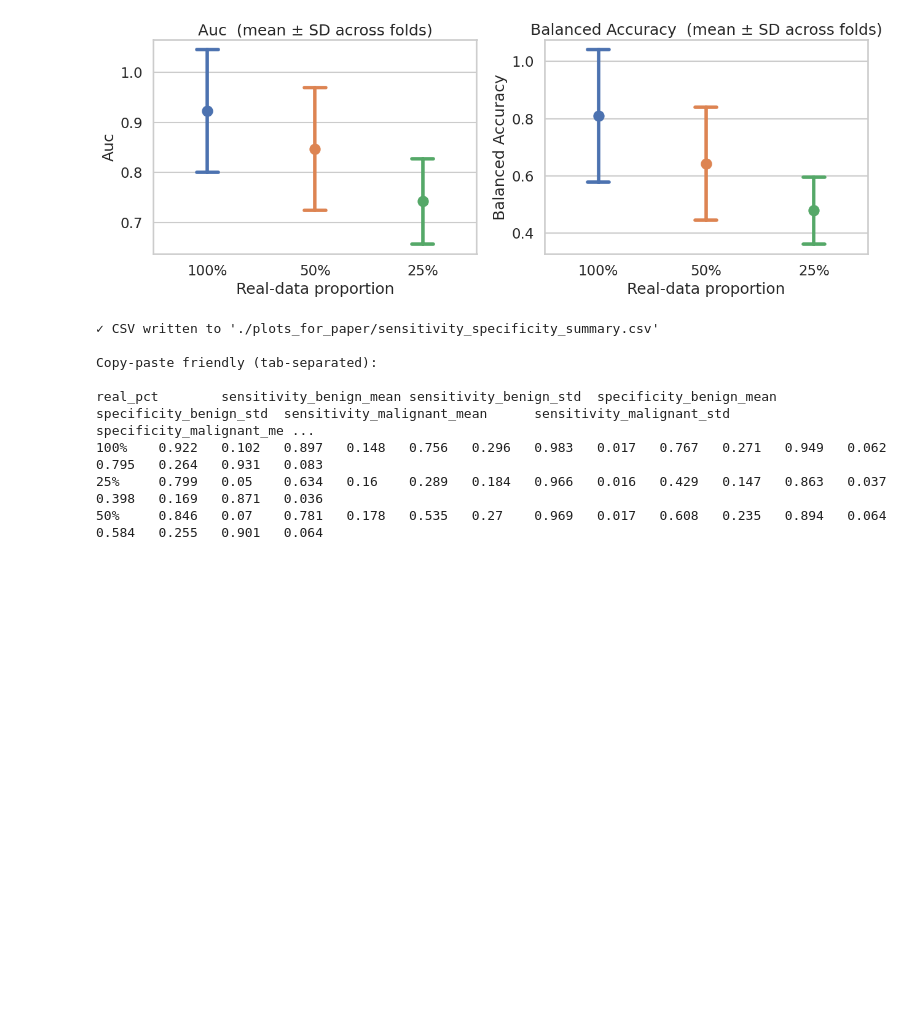
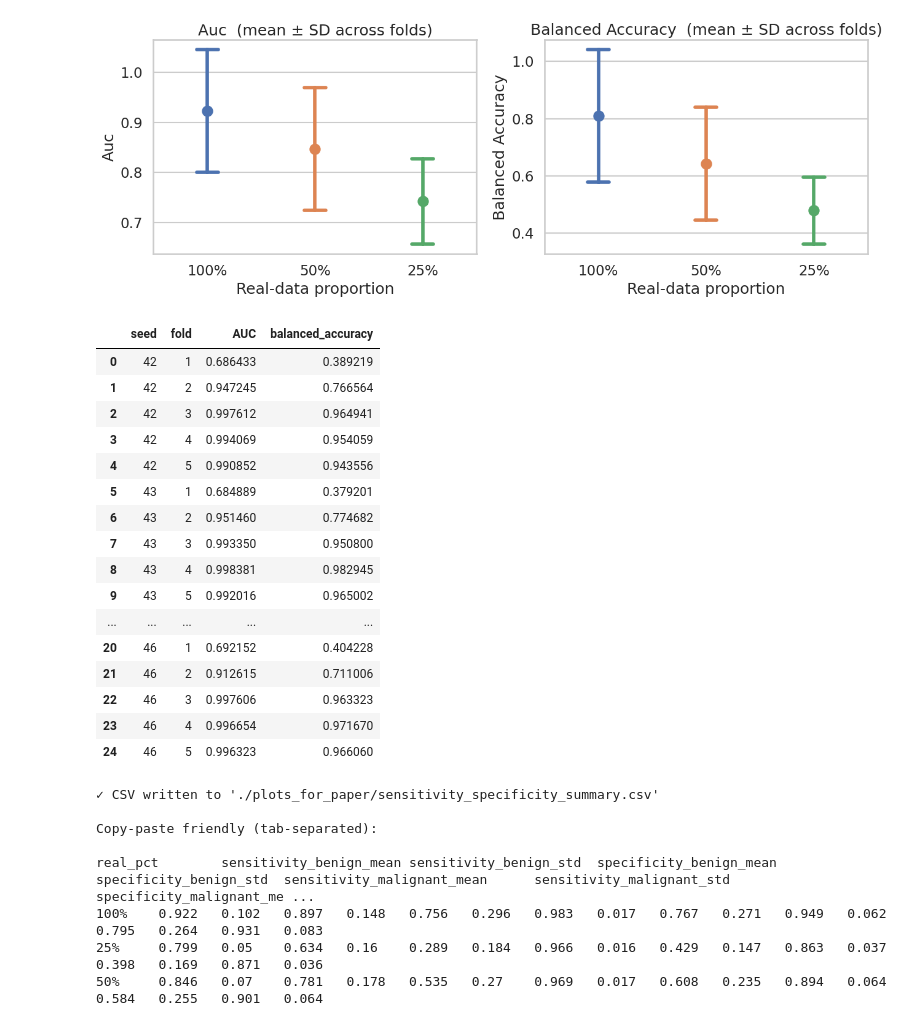
Before and after one commit to Linardos/U24_synthesis, a Jupyter notebook: visualize_performance.ipynb, the cells around one changed output. Cells and saved outputs as stored; diff of their text form; code cells hidden in the pictures; blank space fills up the shorter version.

```diff
--- a/visualize_performance.ipynb
+++ b/visualize_performance.ipynb
@@ -95,6 +95,63 @@ plt.tight_layout()
 plt.show()
 # %% [output]
 [figure]
+# %%
+import pandas as pd
+from pathlib import Path
+
+# ── Configuration ───────────────────────────
+seeds = [42, 43, 44, 45, 46]
+experiment_folders = [
+    f"048_resnet50_four_class_pretrainedImagenet_frozenlayers_seed{s}_real_perc1.0" for s in seeds
+]
+base_dir = Path("experiments")
+patience = 20
+# ────────────────────────────────────────────
+
+# ── Data extraction ─────────────────────────
+rows = []
+for exp in experiment_folders:
+    log_csv = base_dir / exp / "logs.csv"
+    if not log_csv.exists():
+        print(f"⚠ Missing: {log_csv}")
+        continue
+
+    df = pd.read_csv(log_csv)
+    val_rows = df[df.phase == "val"]
+
+    for fold, g in val_rows.groupby("fold"):
+        last_ep = g["epoch"].max()
+        target_ep = max(last_ep - patience, g["epoch"].min())
+        rec = g[g["epoch"] == target_ep].iloc[0]
+        rows.append({
+            "seed": exp.split("seed")[1].split("_")[0],
+            "fold": int(fold),
+            "AUC": rec["AUC"],
+            "balanced_accuracy": rec["balanced_accuracy"]
+        })
+
+# ── Display ─────────────────────────────────
+df_folds = pd.DataFrame(rows)
+df_folds = df_folds.sort_values(by=["seed", "fold"]).reset_index(drop=True)
+df_folds
+# %% [output]
+|  | seed | fold | AUC | balanced_accuracy |
+| 0 | 42 | 1 | 0.686433 | 0.389219 |
+| 1 | 42 | 2 | 0.947245 | 0.766564 |
+| 2 | 42 | 3 | 0.997612 | 0.964941 |
+| 3 | 42 | 4 | 0.994069 | 0.954059 |
+| 4 | 42 | 5 | 0.990852 | 0.943556 |
+| 5 | 43 | 1 | 0.684889 | 0.379201 |
+| 6 | 43 | 2 | 0.951460 | 0.774682 |
+| 7 | 43 | 3 | 0.993350 | 0.950800 |
+| 8 | 43 | 4 | 0.998381 | 0.982945 |
+| 9 | 43 | 5 | 0.992016 | 0.965002 |
+| ... | ... | ... | ... | ... |
+| 20 | 46 | 1 | 0.692152 | 0.404228 |
+| 21 | 46 | 2 | 0.912615 | 0.711006 |
+| 22 | 46 | 3 | 0.997606 | 0.963323 |
+| 23 | 46 | 4 | 0.996654 | 0.971670 |
+| 24 | 46 | 5 | 0.996323 | 0.966060 |
 # %%
 # ── Compute sensitivity & specificity summaries ─────────────────────────────
 import numpy as np
```
Also changed, not shown: 8 other files.
